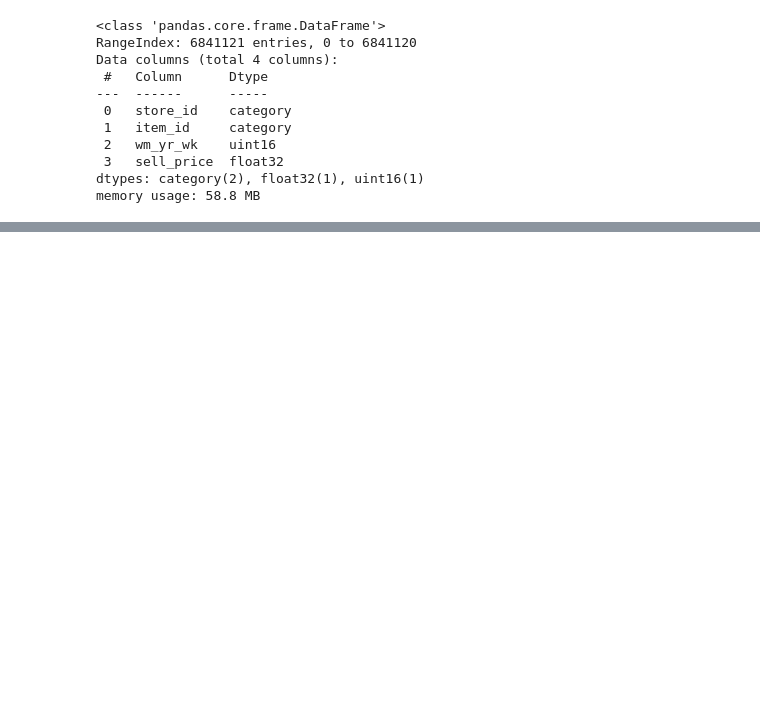
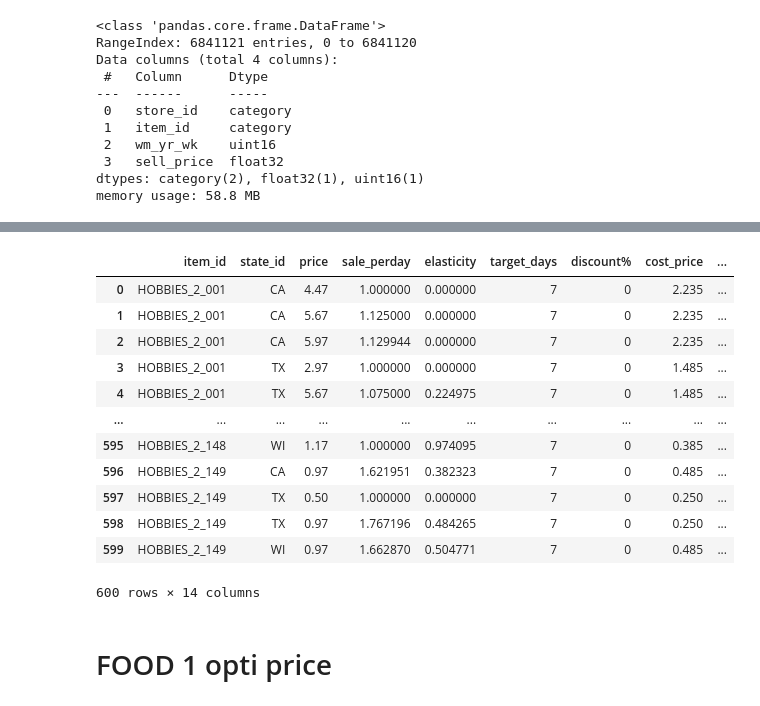
Before and after one commit to janiceivana/DS05_P5, a Jupyter notebook: opti.ipynb, the cells around one changed output, grey strips where cells are left out. Cells and saved outputs as stored; diff of their text form; code cells hidden in the pictures; blank space fills up the shorter version.

```diff
--- a/opti.ipynb
+++ b/opti.ipynb
@@ -281,0 +410,20 @@ h1_opti[h1_opti['item_id']=="HOBBIES_1_100"]
+# %%
+h2_opti = h2_opti.loc[h2_opti.groupby(['item_id', 'state_id','price'])['profit'].idxmax()]
+h2_opti.reset_index(drop=True, inplace=True)
+h2_opti
+# %% [output]
+|  | item_id | state_id | price | sale_perday | elasticity | target_days | discount% | cost_price | ... |
+| 0 | HOBBIES_2_001 | CA | 4.47 | 1.000000 | 0.000000 | 7 | 0 | 2.235 | ... |
+| 1 | HOBBIES_2_001 | CA | 5.67 | 1.125000 | 0.000000 | 7 | 0 | 2.235 | ... |
+| 2 | HOBBIES_2_001 | CA | 5.97 | 1.129944 | 0.000000 | 7 | 0 | 2.235 | ... |
+| 3 | HOBBIES_2_001 | TX | 2.97 | 1.000000 | 0.000000 | 7 | 0 | 1.485 | ... |
+| 4 | HOBBIES_2_001 | TX | 5.67 | 1.075000 | 0.224975 | 7 | 0 | 1.485 | ... |
+| ... | ... | ... | ... | ... | ... | ... | ... | ... | ... |
+| 595 | HOBBIES_2_148 | WI | 1.17 | 1.000000 | 0.974095 | 7 | 0 | 0.385 | ... |
+| 596 | HOBBIES_2_149 | CA | 0.97 | 1.621951 | 0.382323 | 7 | 0 | 0.485 | ... |
+| 597 | HOBBIES_2_149 | TX | 0.50 | 1.000000 | 0.000000 | 7 | 0 | 0.250 | ... |
+| 598 | HOBBIES_2_149 | TX | 0.97 | 1.767196 | 0.484265 | 7 | 0 | 0.250 | ... |
+| 599 | HOBBIES_2_149 | WI | 0.97 | 1.662870 | 0.504771 | 7 | 0 | 0.485 | ... |
+600 rows × 14 columns
+# %% [markdown]
+# FOOD 1 opti price
```
Also changed, not shown: parts of 49 cells of this notebook, 2 other files.
